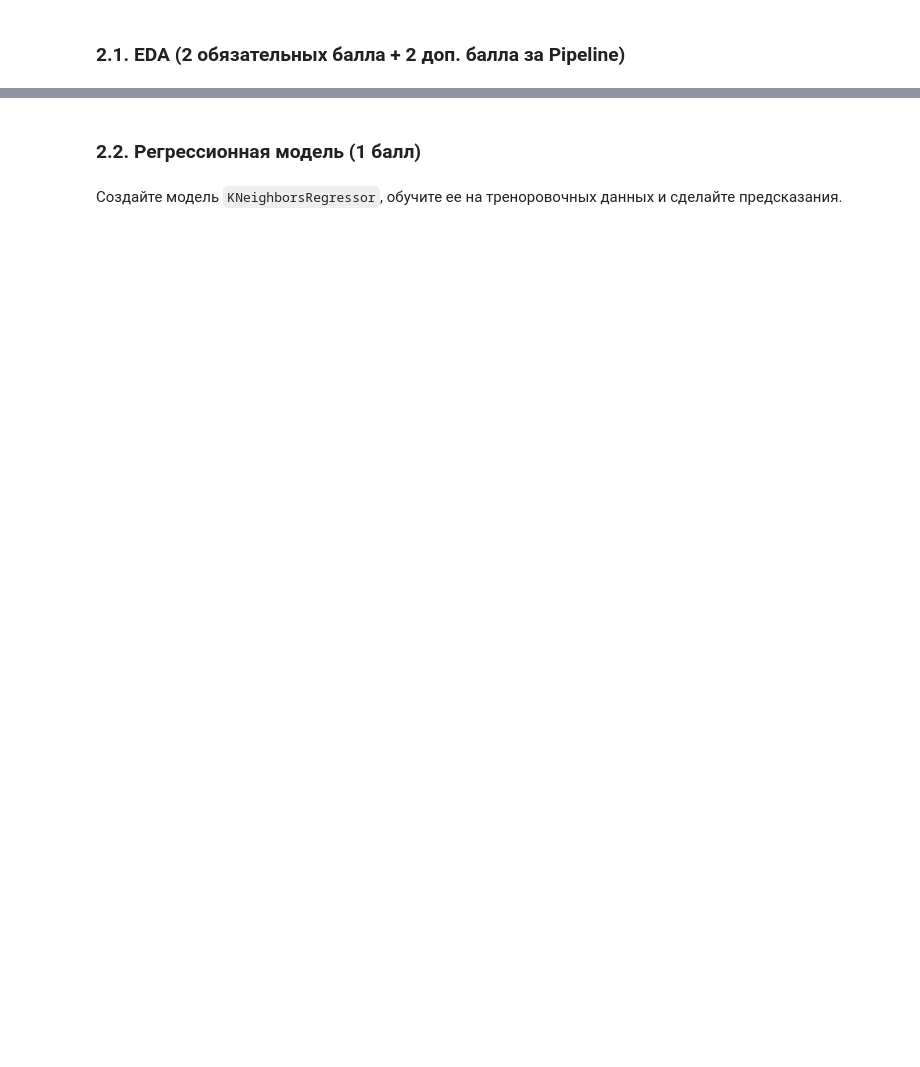
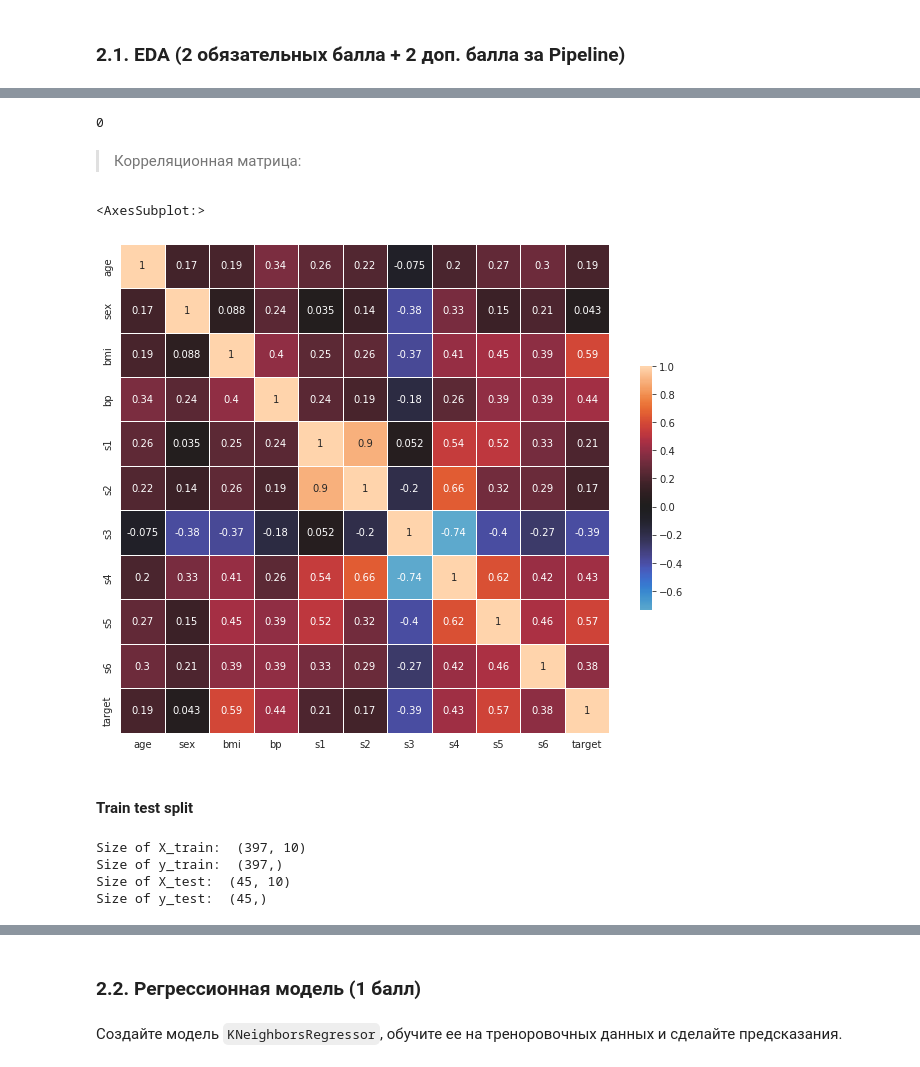
Before and after one commit to Freddsle/BI_ML_2021, a Jupyter notebook: l01_knn/code/KNN.ipynb, the cells around one changed output, grey strips where cells are left out. Cells and saved outputs as stored; diff of their text form; code cells hidden in the pictures; blank space fills up the shorter version.

```diff
--- a/l01_knn/code/KNN.ipynb
+++ b/l01_knn/code/KNN.ipynb
@@ -397,0 +481,30 @@ X.head()
+# %%
+y.isnull().sum()
+# %% [output]
+0
+# %% [markdown]
+> Корреляционная матрица:
+# %%
+corr = pd.merge(X, y, left_index=True, right_index=True).corr()
+
+f, ax = plt.subplots(figsize=(11, 9))
+sns.heatmap(corr, vmax=1.0, center=0,
+            square=True, linewidths=.5, cbar_kws={"shrink": .5}, annot = True)
+# %% [output]
+<AxesSubplot:>
+[figure, added]
+# %% [markdown]
+#### Train test split
+# %%
+train_X, test_X, train_y, test_y = train_test_split(X, y, test_size=0.1)
+
+print('Size of X_train: ', train_X.shape)
+print('Size of y_train: ', train_y.shape)
+
+print('Size of X_test: ', test_X.shape)
+print('Size of y_test: ', test_y.shape)
+# %% [output]
+Size of X_train:  (397, 10)
+Size of y_train:  (397,)
+Size of X_test:  (45, 10)
+Size of y_test:  (45,)
```
Also changed, not shown: parts of 37 cells of this notebook.
